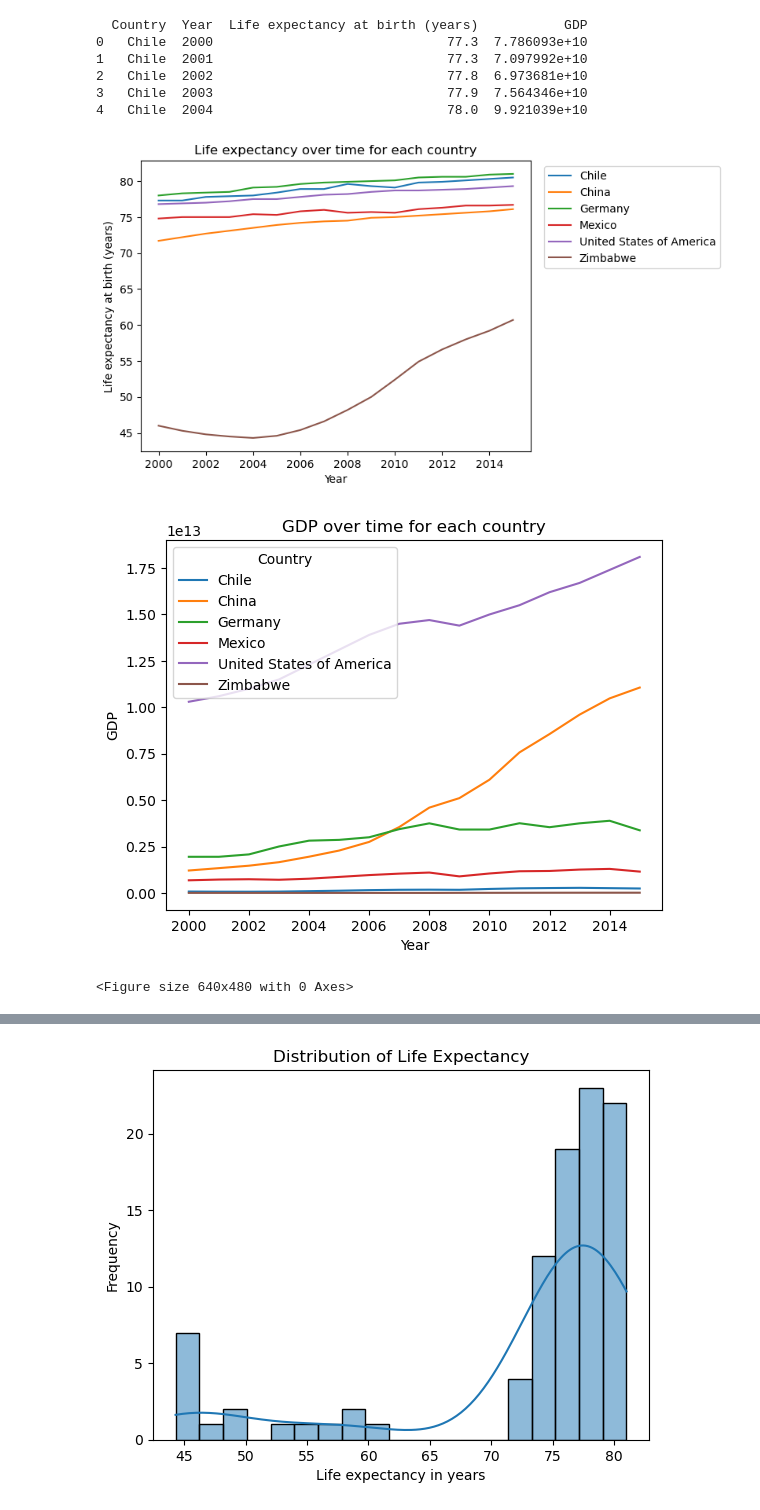
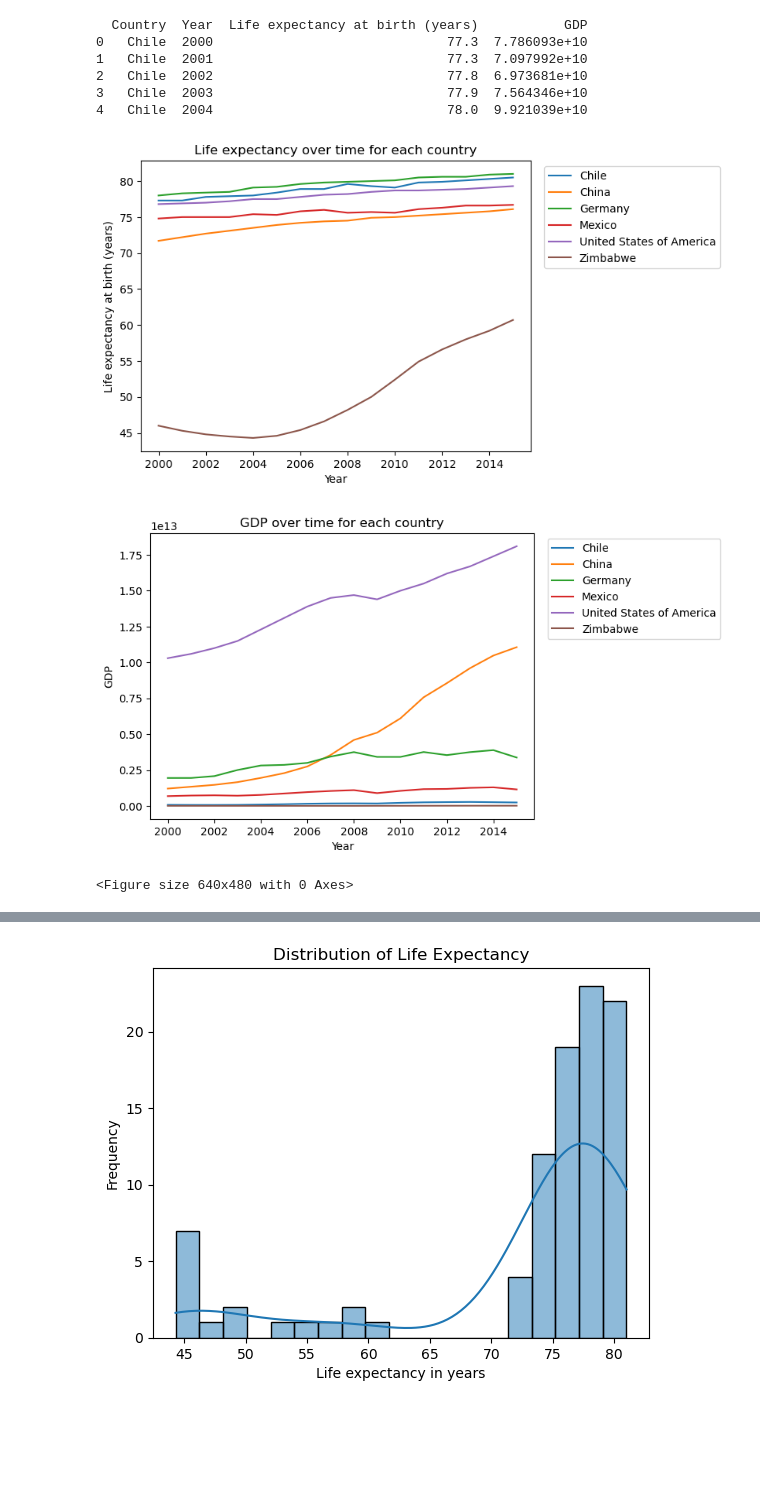
Before and after one commit to Reanna1211/codecademy_data_project_1, a Jupyter notebook: life_expectancy_gdp.ipynb, the cells around one changed output, grey strips where cells are left out. Drawn from its saved outputs; the diff is of its cells as text; code cells hidden in the pictures; blank space fills up the shorter version.

```diff
--- a/life_expectancy_gdp.ipynb
+++ b/life_expectancy_gdp.ipynb
@@ -1,33 +1,34 @@
 # %%
 import pandas as pd
 import numpy as np
 import seaborn as sns
 import matplotlib.pyplot as plt
 
 GDP_life_exp = pd.read_csv('all_data.csv')
 print(GDP_life_exp.head())
 
 # Has life expectancy increased over time in the six nations?  - line graph(multi?)
 sns.lineplot(x='Year', y='Life expectancy at birth (years)', hue='Country', data=GDP_life_exp)
 plt.title('Life expectancy over time for each country')
 plt.legend(loc="upper right", bbox_to_anchor=(1.5, 1))
 plt.show()
 plt.clf()
 
 # Has GDP increased over time in the six nations? - line graph (multi?)
 sns.lineplot(x='Year', y='GDP', hue='Country', data=GDP_life_exp)
 plt.title('GDP over time for each country')
+plt.legend(loc="upper right", bbox_to_anchor=(1.5, 1))
 plt.show()
 plt.clf()
 # %% [output]
   Country  Year  Life expectancy at birth (years)           GDP
 0   Chile  2000                              77.3  7.786093e+10
 1   Chile  2001                              77.3  7.097992e+10
 2   Chile  2002                              77.8  6.973681e+10
 3   Chile  2003                              77.9  7.564346e+10
 4   Chile  2004                              78.0  9.921039e+10
 [figure]
-[figure, old version]
+[figure, new version]
 <Figure size 640x480 with 0 Axes>
 # %%
 # correlation of GDP and life expectancy of a country? - scatterplot, sub plots
```
Also changed, not shown: parts of 2 cells of this notebook.
